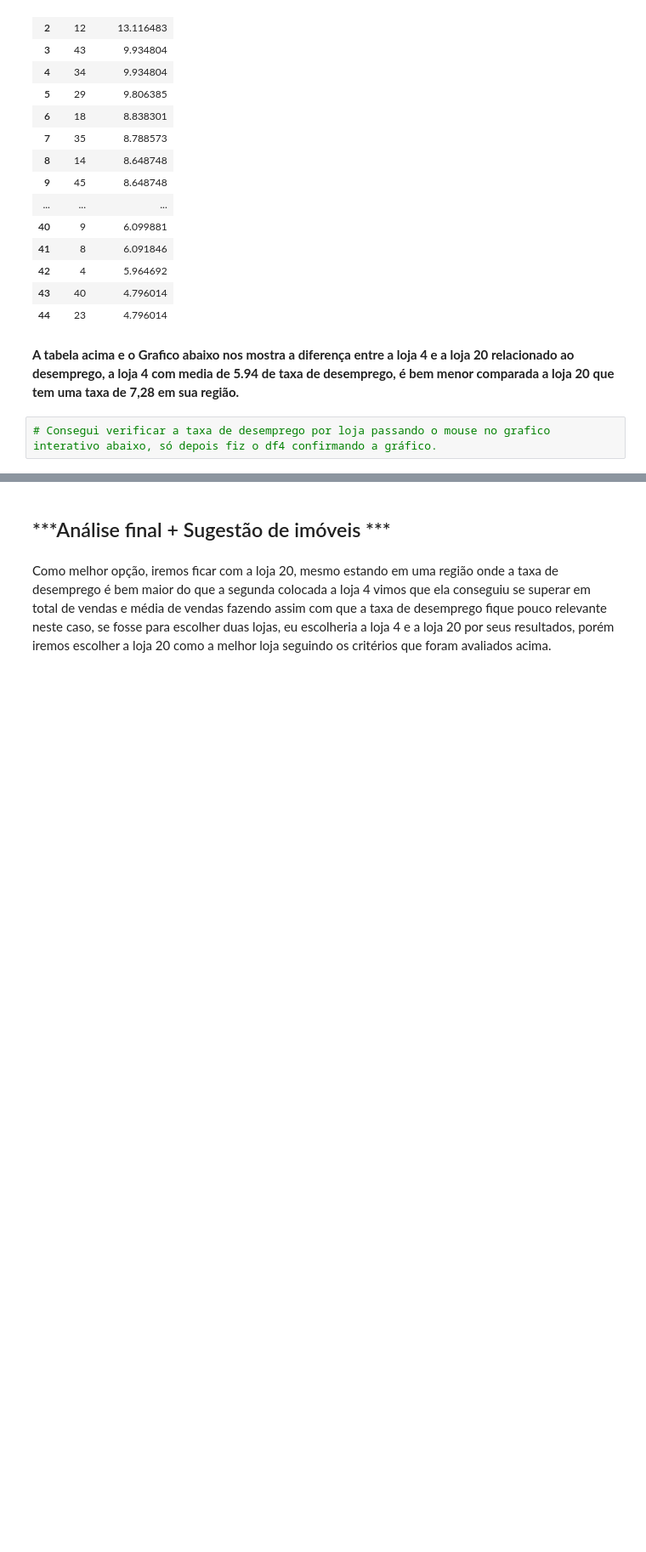
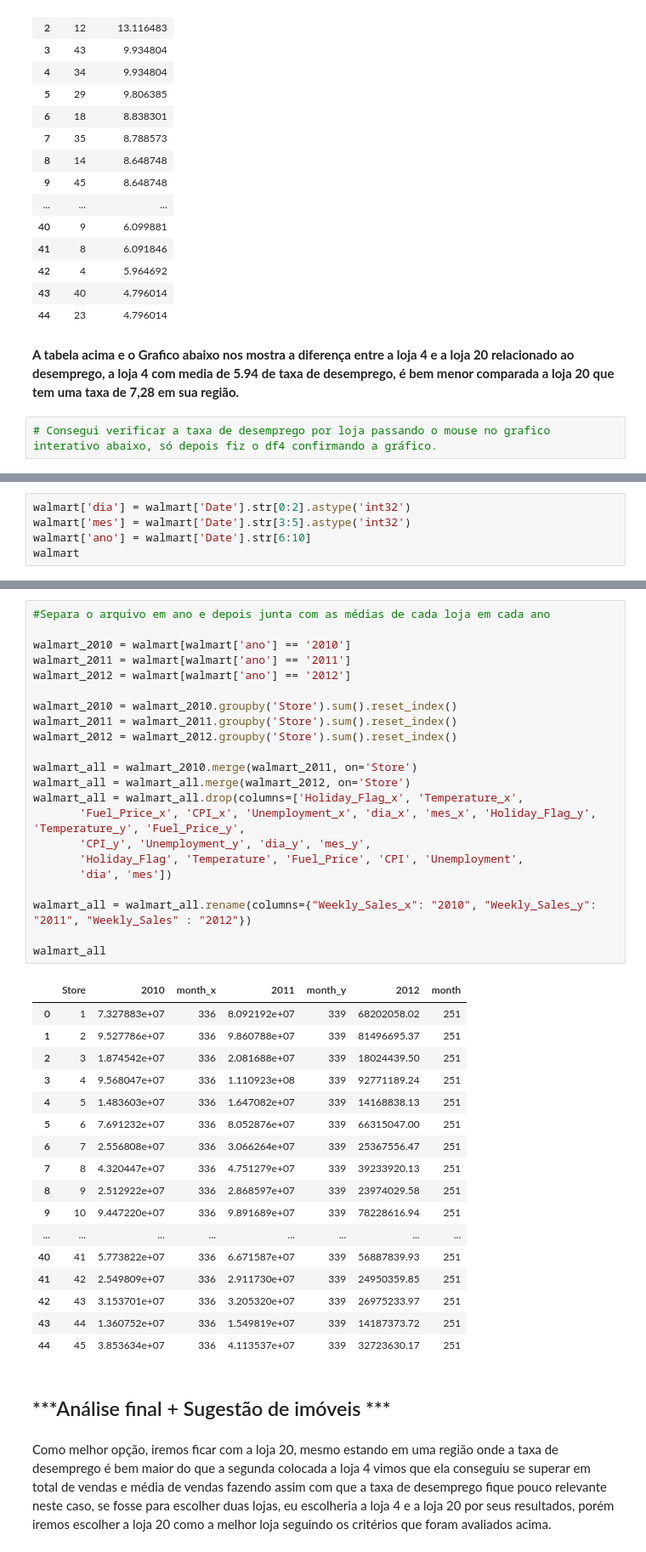
Before and after one commit to Adjalma/Mini-Projeto-DNC, a Jupyter notebook: Mini_Projeto_Walmart_DNC.ipynb, the cells around one changed output, grey strips where cells are left out. Shown at 85% size. Saved outputs shown, nothing was run; the diff lists cells and outputs as text; blank space fills up the shorter version.

```diff
--- a/Mini_Projeto_Walmart_DNC.ipynb
+++ b/Mini_Projeto_Walmart_DNC.ipynb
@@ -155,0 +186,5 @@ fig.show()
+# %%
+walmart['dia'] = walmart['Date'].str[0:2].astype('int32')
+walmart['mes'] = walmart['Date'].str[3:5].astype('int32')
+walmart['ano'] = walmart['Date'].str[6:10]
+walmart
@@ -156,3 +205,43 @@ fig.show()
+# %%
+#Separa o arquivo em ano e depois junta com as médias de cada loja em cada ano
+
+walmart_2010 = walmart[walmart['ano'] == '2010']
+walmart_2011 = walmart[walmart['ano'] == '2011']
+walmart_2012 = walmart[walmart['ano'] == '2012']
+
+walmart_2010 = walmart_2010.groupby('Store').sum().reset_index()
+walmart_2011 = walmart_2011.groupby('Store').sum().reset_index()
+walmart_2012 = walmart_2012.groupby('Store').sum().reset_index()
+
+walmart_all = walmart_2010.merge(walmart_2011, on='Store')
+walmart_all = walmart_all.merge(walmart_2012, on='Store')
+walmart_all = walmart_all.drop(columns=['Holiday_Flag_x', 'Temperature_x',
+       'Fuel_Price_x', 'CPI_x', 'Unemployment_x', 'dia_x', 'mes_x', 'Holiday_Flag_y', 'Temperature_y', 'Fuel_Price_y',
+       'CPI_y', 'Unemployment_y', 'dia_y', 'mes_y',
+       'Holiday_Flag', 'Temperature', 'Fuel_Price', 'CPI', 'Unemployment',
+       'dia', 'mes'])
+
+walmart_all = walmart_all.rename(columns={"Weekly_Sales_x": "2010", "Weekly_Sales_y": "2011", "Weekly_Sales" : "2012"})
+
+walmart_all
+# %% [output]
+|  | Store | 2010 | month_x | 2011 | month_y | 2012 | month |
+| 0 | 1 | 7.327883e+07 | 336 | 8.092192e+07 | 339 | 68202058.02 | 251 |
+| 1 | 2 | 9.527786e+07 | 336 | 9.860788e+07 | 339 | 81496695.37 | 251 |
+| 2 | 3 | 1.874542e+07 | 336 | 2.081688e+07 | 339 | 18024439.50 | 251 |
+| 3 | 4 | 9.568047e+07 | 336 | 1.110923e+08 | 339 | 92771189.24 | 251 |
+| 4 | 5 | 1.483603e+07 | 336 | 1.647082e+07 | 339 | 14168838.13 | 251 |
+| 5 | 6 | 7.691232e+07 | 336 | 8.052876e+07 | 339 | 66315047.00 | 251 |
+| 6 | 7 | 2.556808e+07 | 336 | 3.066264e+07 | 339 | 25367556.47 | 251 |
+| 7 | 8 | 4.320447e+07 | 336 | 4.751279e+07 | 339 | 39233920.13 | 251 |
+| 8 | 9 | 2.512922e+07 | 336 | 2.868597e+07 | 339 | 23974029.58 | 251 |
+| 9 | 10 | 9.447220e+07 | 336 | 9.891689e+07 | 339 | 78228616.94 | 251 |
+| ... | ... | ... | ... | ... | ... | ... | ... |
+| 40 | 41 | 5.773822e+07 | 336 | 6.671587e+07 | 339 | 56887839.93 | 251 |
+| 41 | 42 | 2.549809e+07 | 336 | 2.911730e+07 | 339 | 24950359.85 | 251 |
+| 42 | 43 | 3.153701e+07 | 336 | 3.205320e+07 | 339 | 26975233.97 | 251 |
+| 43 | 44 | 1.360752e+07 | 336 | 1.549819e+07 | 339 | 14187373.72 | 251 |
+| 44 | 45 | 3.853634e+07 | 336 | 4.113537e+07 | 339 | 32723630.17 | 251 |
 # %% [markdown]
 ## ***Análise final + Sugestão de imóveis ***
 # %% [markdown]
```
Also changed, not shown: parts of 4 cells of this notebook.
